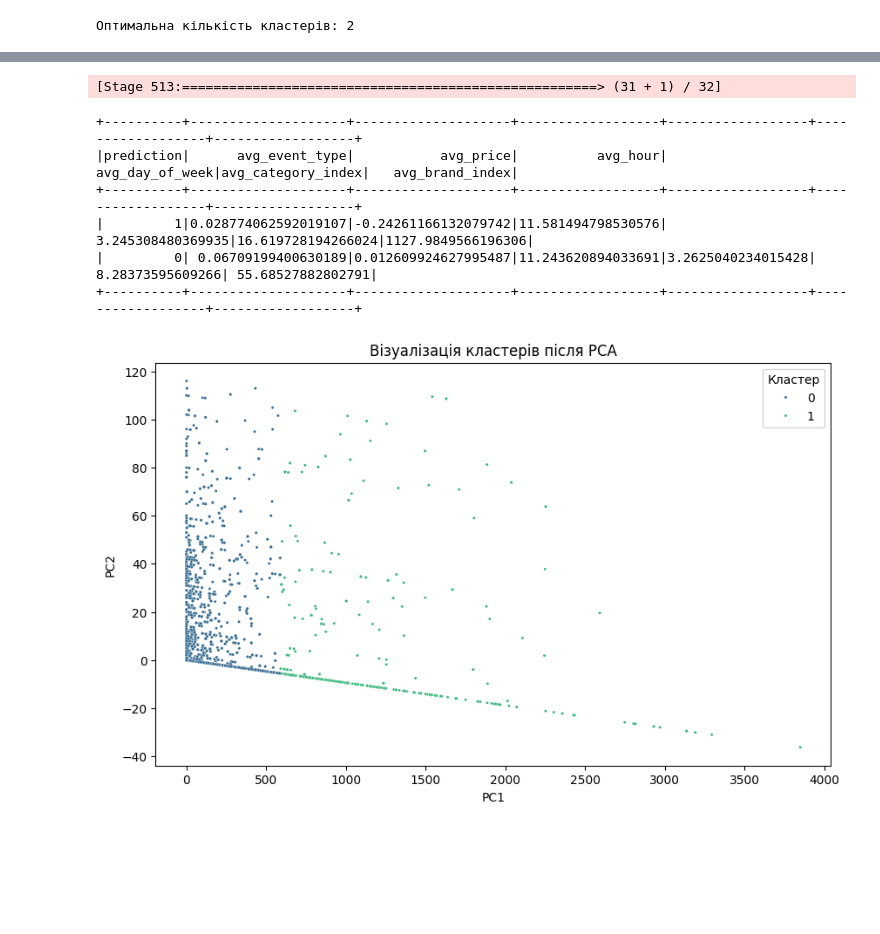
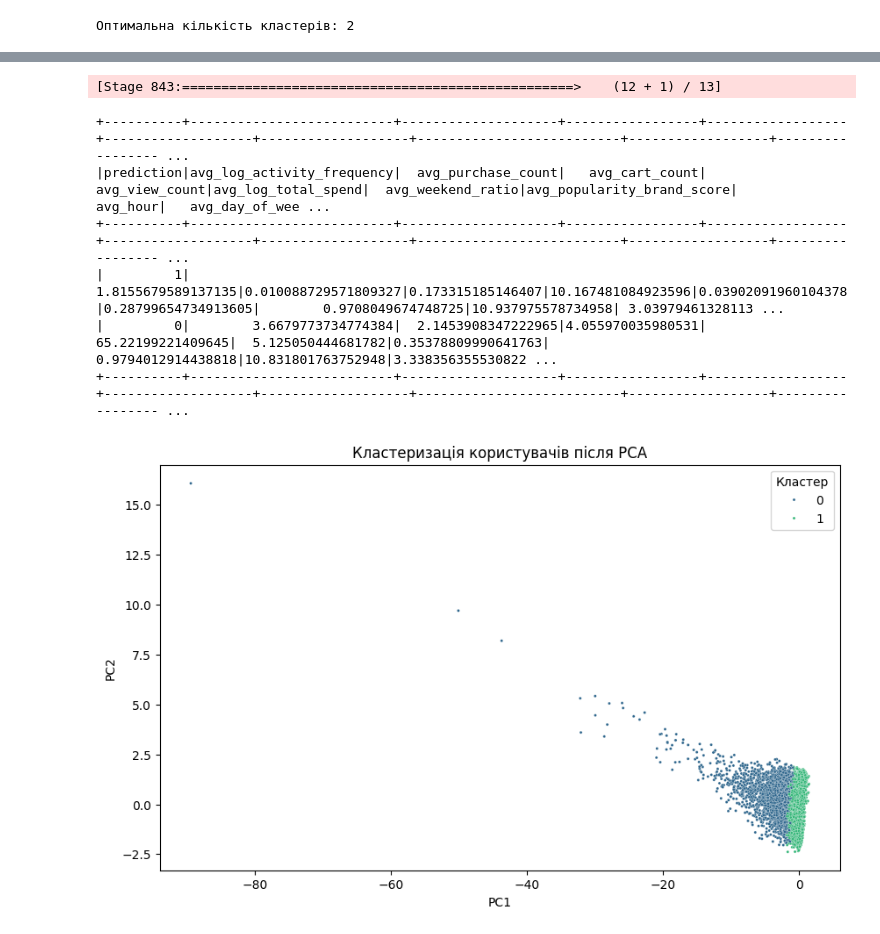
Before and after one commit to EyR1oN/big-data, a Jupyter notebook: Project.ipynb, the cells around one changed output, grey strips where cells are left out. Cells and saved outputs as stored; diff of their text form; code cells hidden in the pictures; blank space fills up the shorter version.

```diff
--- a/Project.ipynb
+++ b/Project.ipynb
@@ -317,0 +351,14 @@ assembled_data = assembler.transform(spark_df)
+# %%
+# **Підготовка даних для кластеризації**
+
+# Нормалізація ознак
+assembler = VectorAssembler(inputCols=feature_cols, outputCol='features_raw')
+scaler = SparkStandardScaler(inputCol='features_raw', outputCol='features', withMean=True, withStd=True)
+
+assembled_data = assembler.transform(user_features)
+scaler_model = scaler.fit(assembled_data)
+scaled_data = scaler_model.transform(assembled_data)
+
+# **Перегляд перших 5 рядків з ознаками**
+
+scaled_data.select('features').show(5, truncate=False)
@@ -322,16 +381,16 @@ silhouette_scores = []
 k_values = range(2, 10)  # Можна змінити діапазон за потреби
 
 for k in k_values:
-    kmeans = KMeans().setK(k).setSeed(1)
-    model = kmeans.fit(assembled_data.select('features'))
-    predictions = model.transform(assembled_data)
+    kmeans = KMeans().setK(k).setSeed(1).setFeaturesCol('features')
+    model = kmeans.fit(scaled_data)
+    predictions = model.transform(scaled_data)
 
     # Обчислення WSSSE (Within Set Sum of Squared Errors)
     wssse = model.summary.trainingCost
     cost.append(wssse)
 
     # Обчислення коефіцієнта силуету
-    evaluator = ClusteringEvaluator()
+    evaluator = ClusteringEvaluator(featuresCol='features', predictionCol='prediction', metricName='silhouette', distanceMeasure='squaredEuclidean')
     silhouette = evaluator.evaluate(predictions)
     silhouette_scores.append(silhouette)
 
@@ -374,8 +433,6 @@ print(f"Оптимальна кількість кластерів: {optimal_k}"
 # %%
 # Навчання моделі KMeans з оптимальним k
 
-kmeans = KMeans().setK(optimal_k).setSeed(1)
-model = kmeans.fit(assembled_data.select('features'))
-
-# Отримання передбачень кластерів
-clusters = model.transform(assembled_data)
+kmeans = KMeans().setK(optimal_k).setSeed(1).setFeaturesCol('features')
+model = kmeans.fit(scaled_data)
+predictions = model.transform(scaled_data)
@@ -448,44 +502,50 @@ for idx, row in centers_df.iterrows():
 # %%
 # Аналіз середніх значень ознак для кожного кластера
-cluster_summary_spark = clusters.groupBy('prediction').agg(
-    F.mean('event_type').alias('avg_event_type'),
-    F.mean('price_normalized').alias('avg_price'),
-    F.mean('hour').alias('avg_hour'),
-    F.mean('day_of_week').alias('avg_day_of_week'),
-    F.mean('category_index').alias('avg_category_index'),
-    F.mean('brand_index').alias('avg_brand_index')
+cluster_summary_spark = predictions.groupBy('prediction').agg(
+    F.mean('log_activity_frequency').alias('avg_log_activity_frequency'),
+    F.mean('purchase_count').alias('avg_purchase_count'),
+    F.mean('cart_count').alias('avg_cart_count'),
+    F.mean('view_count').alias('avg_view_count'),
+    F.mean('log_total_spend').alias('avg_log_total_spend'),
+    F.mean('weekend_ratio').alias('avg_weekend_ratio'),
+    F.mean('popularity_brand_score').alias('avg_popularity_brand_score'),
+    F.mean('avg_hour').alias('avg_hour'),
+    F.mean('avg_day_of_week').alias('avg_day_of_week')
 )
 cluster_summary_spark.show()
 # %% [output]
-[Stage 513:=====================================================> (31 + 1) / 32]
+[Stage 843:==================================================>    (12 + 1) / 13]
-+----------+--------------------+--------------------+------------------+------------------+------------------+------------------+
-|prediction|      avg_event_type|           avg_price|          avg_hour|   avg_day_of_week|avg_category_index|   avg_brand_index|
-+----------+--------------------+--------------------+------------------+------------------+------------------+------------------+
-|         1|0.028774062592019107|-0.24261166132079742|11.581494798530576| 3.245308480369935|16.619728194266024|1127.9849566196306|
-|         0| 0.06709199400630189|0.012609924627995487|11.243620894033691|3.2625040234015428|  8.28373595609266| 55.68527882802791|
-+----------+--------------------+--------------------+------------------+------------------+------------------+------------------+
++----------+--------------------------+--------------------+-----------------+------------------+-------------------+-------------------+--------------------------+------------------+----------------- ...
+|prediction|avg_log_activity_frequency|  avg_purchase_count|   avg_cart_count|    avg_view_count|avg_log_total_spend|  avg_weekend_ratio|avg_popularity_brand_score|          avg_hour|   avg_day_of_wee ...
++----------+--------------------------+--------------------+-----------------+------------------+-------------------+-------------------+--------------------------+------------------+----------------- ...
+|         1|        1.8155679589137135|0.010088729571809327|0.173315185146407|10.167481084923596|0.03902091960104378|0.28799654734913605|        0.9708049674748725|10.937975578734958| 3.03979461328113 ...
+|         0|        3.6679773734774384|  2.1453908347222965|4.055970035980531| 65.22199221409645|  5.125050444681782|0.35378809990641763|        0.9794012914438818|10.831801763752948|3.338356355530822 ...
++----------+--------------------------+--------------------+-----------------+------------------+-------------------+-------------------+--------------------------+------------------+----------------- ...
 # %%
 # Візуалізація кластерів за двома головними компонентами
 
-# Виконання PCA для зменшення розмірності до 2 компонентів
+# Виконання PCA для зменшення розмірності
 pca = PCA(k=2, inputCol="features", outputCol="pcaFeatures")
-pca_model = pca.fit(clusters)
-pca_result = pca_model.transform(clusters)
+pca_model = pca.fit(predictions)
+pca_result = pca_model.transform(predictions)
 
-# Перетворення в Pandas DataFrame для візуалізації
-pca_pd = pca_result.select("pcaFeatures", "prediction").limit(10000).toPandas()
+# Обмеження кількості даних для візуалізації (наприклад, 10 000 записів)
+pca_sample = pca_result.select("pcaFeatures", "prediction").limit(10000)
+
+# Конвертація в Pandas DataFrame для візуалізації
+pca_pd = pca_sample.toPandas()
 pca_pd[['pc1', 'pc2']] = pd.DataFrame(pca_pd['pcaFeatures'].tolist(), index=pca_pd.index)
 
 # Візуалізація
 plt.figure(figsize=(10, 6))
 sns.scatterplot(x='pc1', y='pc2', hue='prediction', data=pca_pd, palette='viridis', s=5)
-plt.title('Візуалізація кластерів після PCA')
+plt.title('Кластеризація користувачів після PCA')
 plt.xlabel('PC1')
 plt.ylabel('PC2')
 plt.legend(title='Кластер')
 plt.show()
 # %% [output]
-[figure, old version]
+[figure, new version]
 # %%
 # Порівняння продуктивності: PySpark vs Pandas
 
```
Also changed, not shown: parts of 21 cells of this notebook.
